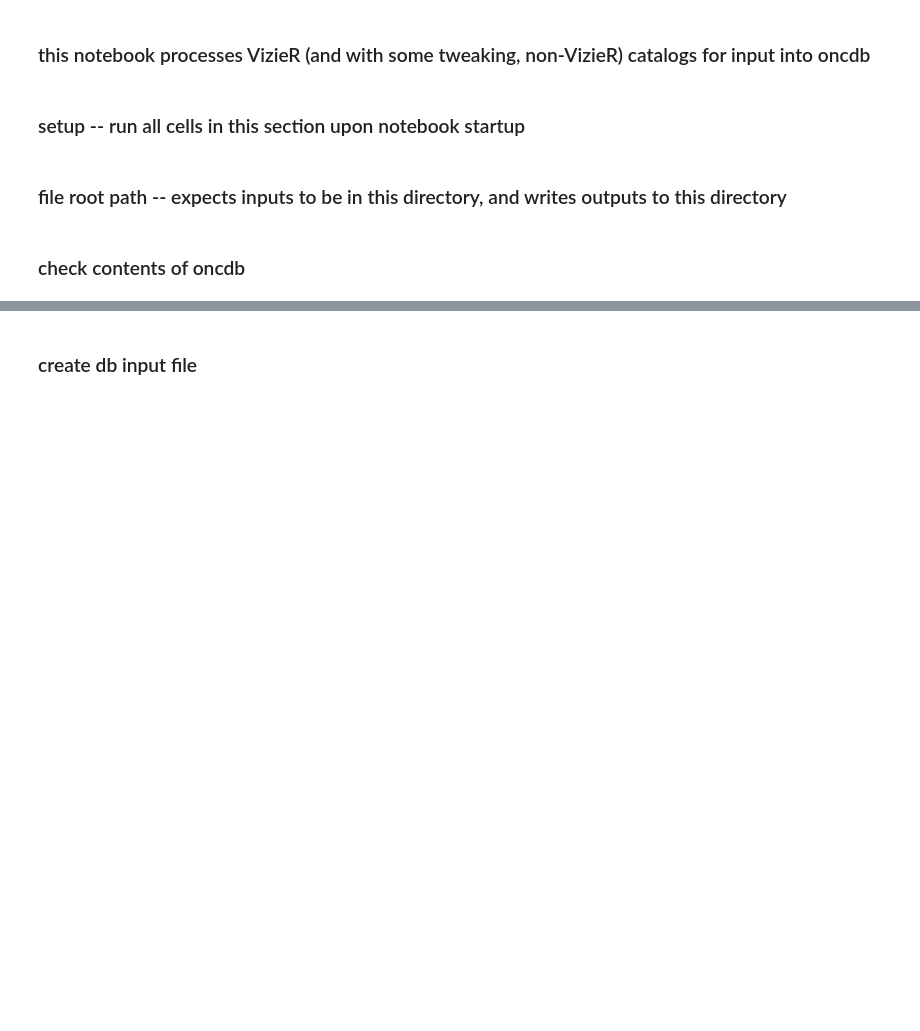
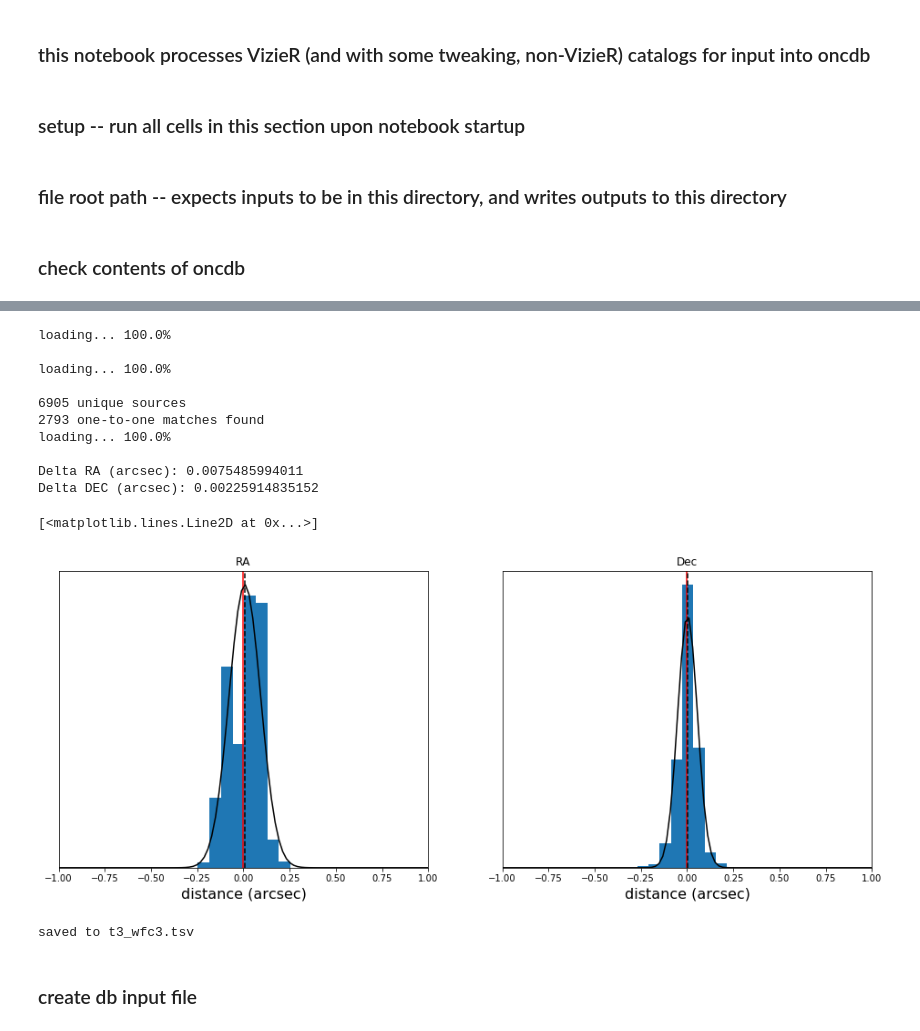
Before and after one commit to ONCdb/ONCdb, a Jupyter notebook: create_db_input.ipynb, the cells around one changed output, grey strips where cells are left out. Drawn from its saved outputs; the diff is of its cells as text; code cells hidden in the pictures; blank space fills up the shorter version.

```diff
--- a/create_db_input.ipynb
+++ b/create_db_input.ipynb
@@ -307,45 +400,76 @@ ax_dec.plot(d, norm.pdf(d,mu_dec,std_dec), 'k')
 # %%
 # tweak new_cat coords by linear offset
-# in future, do this with TweakReg, which also accounts for rotation/scaling
-# (see thread at https://github.com/spacetelescope/drizzlepac/issues/77)
 
 ra_v2 = new_cat.loc[:,'_RAJ2000'] - np.cos(new_cat.loc[:,'_DEJ2000']) * (mu_ra/3600.)
 dec_v2 = new_cat.loc[:,'_DEJ2000'] - (mu_dec/3600.)
 
+new_cat.loc[:,'ra_corr'] = ra_v2
+new_cat.loc[:,'dec_corr'] = dec_v2
+
+# clear the flag column
+onc_ex.loc[:,'oncflag'] = ''
+new_cat.loc[:,'oncflag'] = ''
+
+onc_ex
+
+# and repeat the same process as before, except this time using the corrected RA/DEC
 c_new_v2 = SkyCoord(ra_v2, dec_v2, unit='degree')
 
-onc_up = get_pw_dists(c_new_v2, c_onc)
+onc_up = get_pw_dists(c_new_v2, c_onc, new_cat, onc_ex)
 
 onc_up = group_sources(onc_up, dist_crit_post)
 
-delta_ra, delta_dec, mu_ra, mu_dec, std_ra, std_dec = find_offsets(onc_up, cat_info[0])
+print len(onc_up['oncID'].value_counts()), 'unique sources'
+
+delta_ra, delta_dec, mu_ra, mu_dec, std_ra, std_dec = find_offsets(onc_up, cat_info[0], 'ra_corr', 'dec_corr')
+
+# get rid of 'o' flag -- it's only useful for the offsets
+for i in range(len(onc_up)):
+    onc_up.loc[i,'oncflag'] = onc_up.loc[i,'oncflag'].replace('o','')
 
 # plot histograms for ra/dec
 f, (ax_ra, ax_dec) = plt.subplots(1, 2, figsize=(16,6))
 
 ax_ra.hist(delta_ra, bins=8, normed=True)
 ax_ra.set_xlim(-1,1)
 ax_ra.axvline(0, color='r')
 ax_ra.axvline(mu_ra, color='k', linestyle='dashed')
+ax_ra.set_title('RA', fontsize=16)
 ax_ra.set_xlabel('distance (arcsec)', fontsize=16)
 ax_ra.yaxis.set_visible(False)
 
 r = np.linspace(-1, 1, 100)
 ax_ra.plot(r, norm.pdf(r,mu_ra,std_ra), 'k')
 
 ax_dec.hist(delta_dec, bins=8, normed=True)
 ax_dec.set_xlim(-1,1)
 ax_dec.axvline(0, color='r')
 ax_dec.axvline(mu_dec, color='k', linestyle='dashed')
+ax_dec.set_title('Dec', fontsize=16)
 ax_dec.set_xlabel('distance (arcsec)', fontsize=16)
 ax_dec.yaxis.set_visible(False)
 
 d = np.linspace(-1, 1, 100)
 ax_dec.plot(d, norm.pdf(d,mu_dec,std_dec), 'k')
+# %% [output]
+loading... 100.0%
+
+loading... 100.0%
+
+6905 unique sources
+2793 one-to-one matches found
+loading... 100.0%
+
+Delta RA (arcsec): 0.0075485994011
+Delta DEC (arcsec): 0.00225914835152
+[<matplotlib.lines.Line2D at 0x...>]
+[figure, added]
 # %%
-onc_up.to_csv(root + onc_up_name, index=False)
+onc_up.to_csv(root + onc_up_name, sep='\t', index=False)
 
 print 'saved to', onc_up_name
+# %% [output]
+saved to t3_wfc3.tsv
 # %% [markdown]
 ### create db input file
 # %%
```
Also changed, not shown: parts of 17 cells of this notebook, 1 other file.
